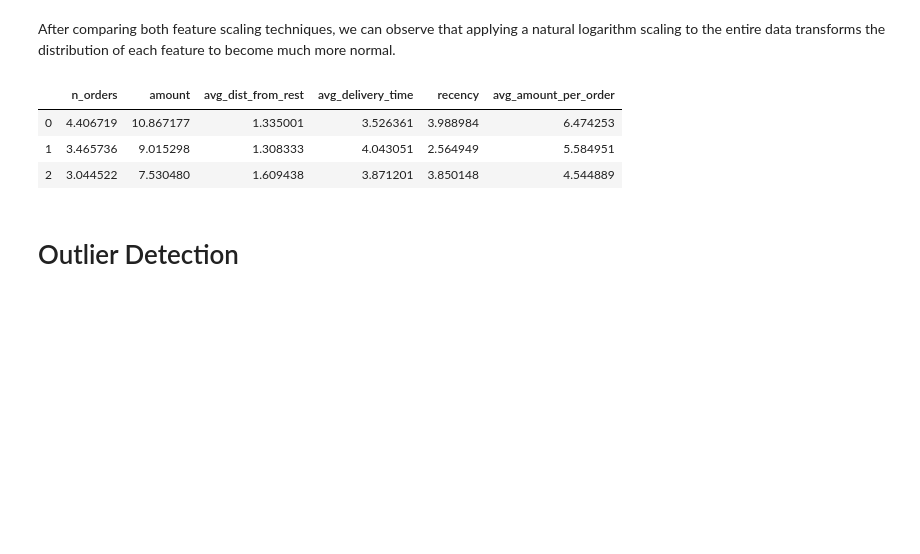
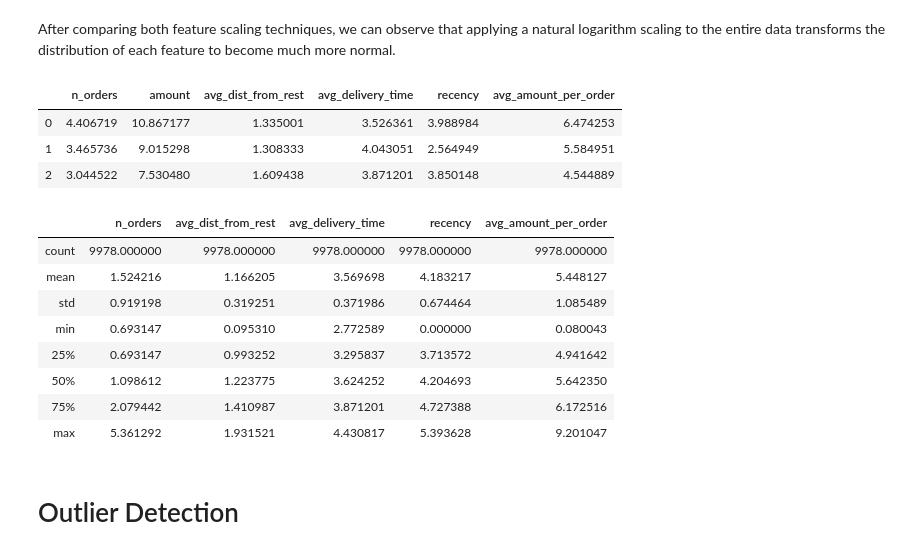
Before and after one commit to utkarshut/Machine-Learning-Algorithm, a Jupyter notebook: Customer_Segmentation-master/customer_segmentation.ipynb, the cells around one changed output. Drawn from its saved outputs; the diff is of its cells as text; code cells hidden in the pictures; blank space fills up the shorter version.

```diff
--- a/Customer_Segmentation-master/customer_segmentation.ipynb
+++ b/Customer_Segmentation-master/customer_segmentation.ipynb
@@ -531,6 +557,18 @@ log_samples
 | 0 | 4.406719 | 10.867177 | 1.335001 | 3.526361 | 3.988984 | 6.474253 |
 | 1 | 3.465736 | 9.015298 | 1.308333 | 4.043051 | 2.564949 | 5.584951 |
 | 2 | 3.044522 | 7.530480 | 1.609438 | 3.871201 | 3.850148 | 4.544889 |
+# %%
+log_data.describe()
+# %% [output]
+|  | n_orders | avg_dist_from_rest | avg_delivery_time | recency | avg_amount_per_order |
+| count | 9978.000000 | 9978.000000 | 9978.000000 | 9978.000000 | 9978.000000 |
+| mean | 1.524216 | 1.166205 | 3.569698 | 4.183217 | 5.448127 |
+| std | 0.919198 | 0.319251 | 0.371986 | 0.674464 | 1.085489 |
+| min | 0.693147 | 0.095310 | 2.772589 | 0.000000 | 0.080043 |
+| 25% | 0.693147 | 0.993252 | 3.295837 | 3.713572 | 4.941642 |
+| 50% | 1.098612 | 1.223775 | 3.624252 | 4.204693 | 5.642350 |
+| 75% | 2.079442 | 1.410987 | 3.871201 | 4.727388 | 6.172516 |
+| max | 5.361292 | 1.931521 | 4.430817 | 5.393628 | 9.201047 |
 # %% [markdown]
 # Outlier Detection
 # %% [markdown]
```
Also changed, not shown: parts of 13 cells of this notebook, 4 other files.
